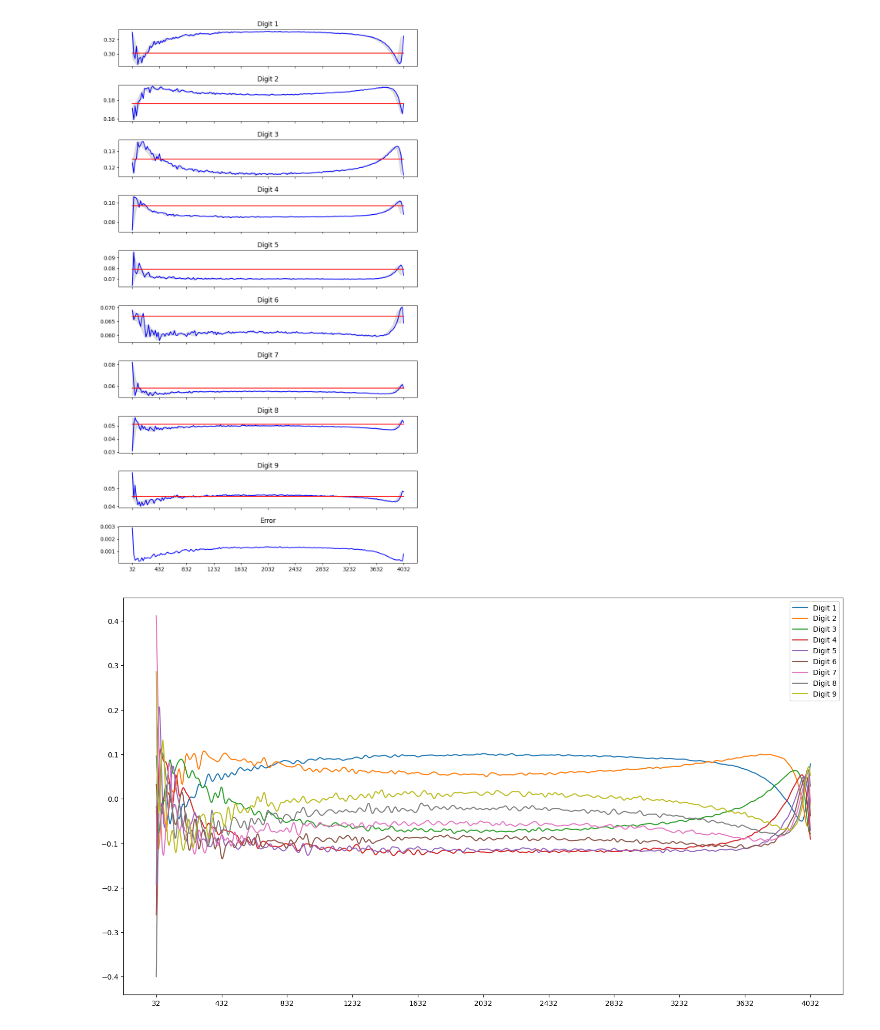
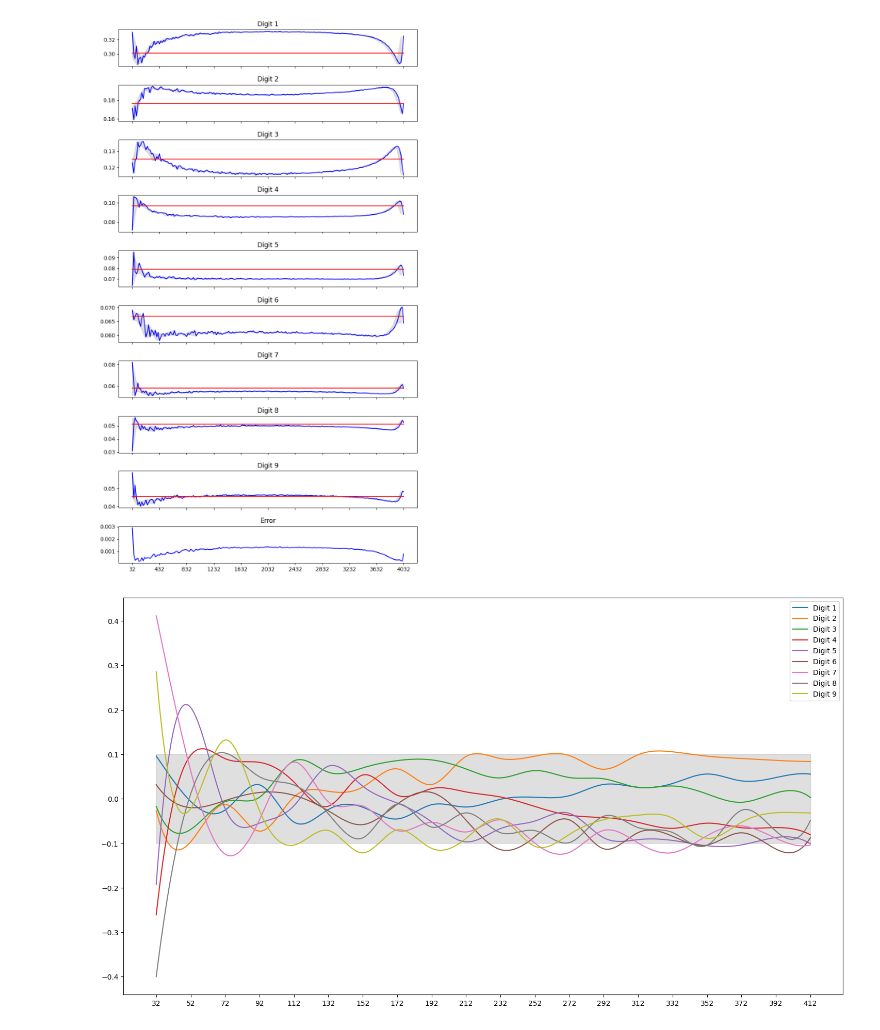
Before and after one commit to mathscapes/benford-image, a Jupyter notebook: bs11.ipynb, the cells around one changed output. Saved outputs shown, nothing was run; the diff lists cells and outputs as text; code cells hidden in the pictures.

Commit message:
bs11 envelope

```diff
--- a/bs11.ipynb
+++ b/bs11.ipynb
@@ -170,7 +170,7 @@ class plot:
         plt.show()
 
     @classmethod
-    def study5(cls, df, log=False):
+    def study5(cls, df, log=False, xstep=20):
         # Create 10 subplots for each digit 1-9 and plot the error distribution for each digit in a separate subplot
         # Share the x-axis
 
@@ -208,9 +208,11 @@ class plot:
             # # Plot the Benford distribution
             # plt[i].plot(widths, [0 for _ in range(0, len(widths))], color='red')
 
+        # Draw an envelope in +- 10% of the Benford distribution
+        plt.fill_between(xnew, [-0.1 for _ in range(0, len(xnew))], [0.1 for _ in range(0, len(xnew))], color='grey', alpha=0.25)
 
         # Set x-ticks for all the subplots as the widths
-        plt.xticks(widths[::20])
+        plt.xticks(widths[::xstep])
 
         # Set x-axis to log scale
         if log: plt.xscale('log')
@@ -349,6 +351,6 @@ plot.study4(stats)
 # %%
 # Sort stats by width
 stats = stats.sort_values(by=['width'])
-plot.study5(stats, log=False)
+plot.study5(stats[00:20], log=False, xstep=1)
 # %% [output]
-[figure, old version]
+[figure, new version]
```
